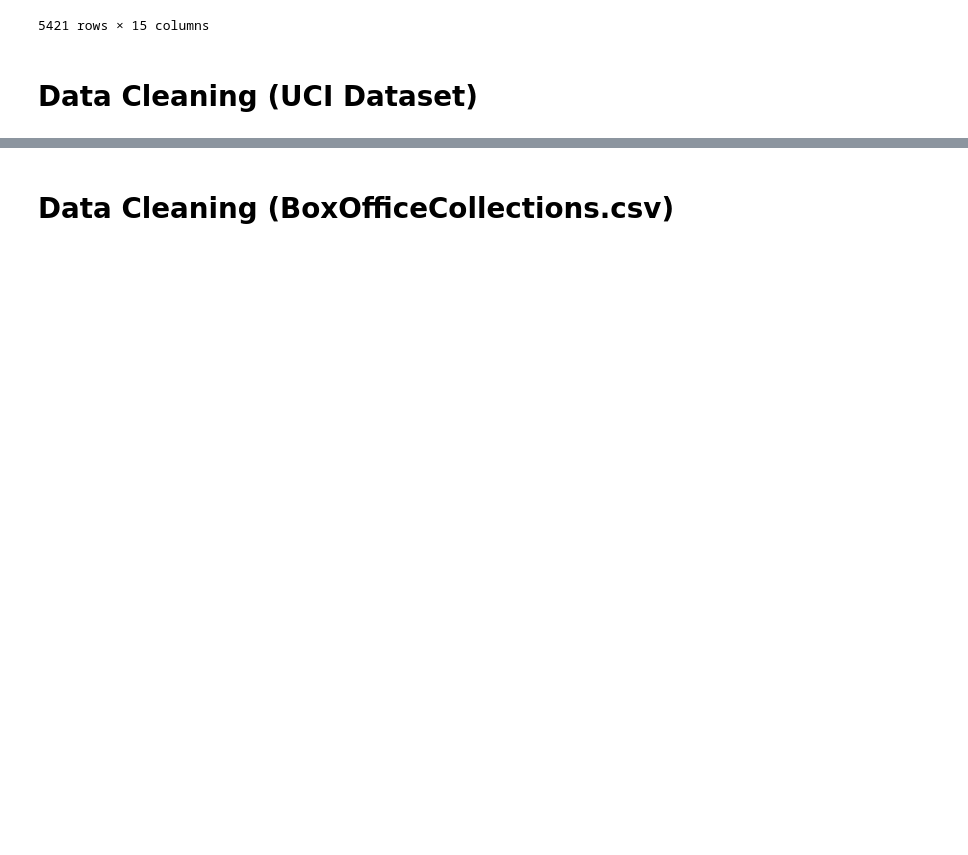
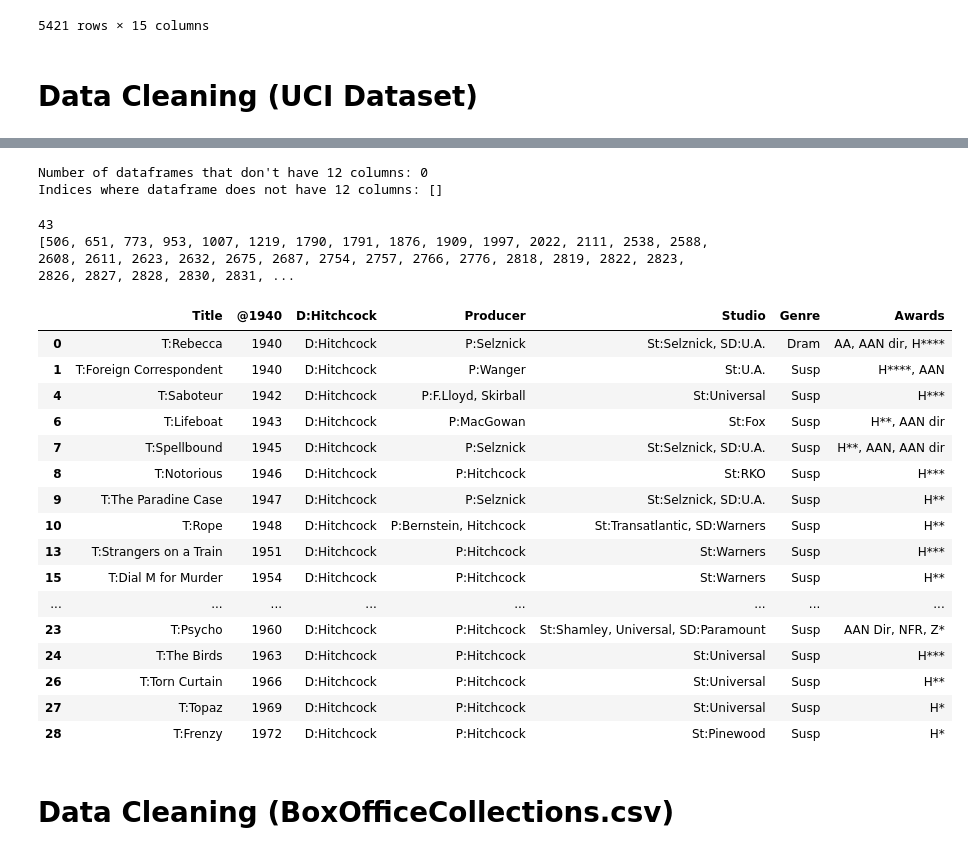
Before and after one commit to rpaquia/Machine-Learning-Project, a Jupyter notebook: Init_Cleaning.ipynb, the cells around one changed output, grey strips where cells are left out. Cells and saved outputs as stored; diff of their text form; code cells hidden in the pictures; blank space fills up the shorter version.

Commit message:
Created initial version of cleaned UCI Dataset

```diff
--- a/Init_Cleaning.ipynb
+++ b/Init_Cleaning.ipynb
@@ -166,0 +186,54 @@ combined
+# %%
+# Assuming dfs is your list of dataframes and indices is a list of indices you want to pop
+popped_dfs = pop_multiple_indices(MAIN_df, indices)
+
+counter2 = 0
+indices2 = []
+for i in range(len(MAIN_df)):
+    num_columns = MAIN_df[i].shape[1]
+    #print("Number of columns at index " + str(i) + ":", num_columns)
+    if ((num_columns < 12) or (num_columns == 13)):
+        #print("Pop at index " + str(i))
+        counter2 = counter2 + 1
+        indices2.append(i)
+
+# Check that all dataframes have 12 columns
+print("Number of dataframes that don't have 12 columns: " + str(counter2))
+print("Indices where dataframe does not have 12 columns:", indices2)
+# %% [output]
+Number of dataframes that don't have 12 columns: 0
+Indices where dataframe does not have 12 columns: []
+# %%
+# Drop useless columns
+for i in range(len(MAIN_df)):
+    # Drop unneeded columns
+    MAIN_df[i] = MAIN_df[i].drop(MAIN_df[i].columns[[0, 6, 9, 10, 11]], axis=1)
+    #print('Dataframe ' + str(i) + ' is good')
+
+# print(MAIN_df[0].columns)
+# print(MAIN_df[567].columns)
+# %%
+# Remove NaNs
+clean_dfs = []
+for i in range(len(MAIN_df)):
+    clean_df = MAIN_df[i].dropna()  # Drop rows containing NaN values
+    clean_dfs.append(clean_df)
+
+MAIN_df = clean_dfs
+# %%
+# Checking for out of place column names
+counter3 = 0
+indices3 = []
+for i in range(len(MAIN_df)):
+    if ((MAIN_df[i].columns[0] == 1) or (MAIN_df[i].columns[0] == 'Unnamed: 1')):
+        counter3 = counter3 + 1
+        indices3.append(i)
+
+print(counter3)
+print(indices3)
+
+# Removing out of place column names
+popped_dfs2 = pop_multiple_indices(MAIN_df, indices3)
+# %% [output]
+43
+[506, 651, 773, 953, 1007, 1219, 1790, 1791, 1876, 1909, 1997, 2022, 2111, 2538, 2588, 2608, 2611, 2623, 2632, 2675, 2687, 2754, 2757, 2766, 2776, 2818, 2819, 2822, 2823, 2826, 2827, 2828, 2830, 2831, ...
@@ -167,3 +254,23 @@ combined
+# %%
+MAIN_df[0]
+# %% [output]
+|  | Title | @1940 | D:Hitchcock | Producer | Studio | Genre | Awards |
+| 0 | T:Rebecca | 1940 | D:Hitchcock | P:Selznick | St:Selznick, SD:U.A. | Dram | AA, AAN dir, H**** |
+| 1 | T:Foreign Correspondent | 1940 | D:Hitchcock | P:Wanger | St:U.A. | Susp | H****, AAN |
+| 4 | T:Saboteur | 1942 | D:Hitchcock | P:F.Lloyd, Skirball | St:Universal | Susp | H*** |
+| 6 | T:Lifeboat | 1943 | D:Hitchcock | P:MacGowan | St:Fox | Susp | H**, AAN dir |
+| 7 | T:Spellbound | 1945 | D:Hitchcock | P:Selznick | St:Selznick, SD:U.A. | Susp | H**, AAN, AAN dir |
+| 8 | T:Notorious | 1946 | D:Hitchcock | P:Hitchcock | St:RKO | Susp | H*** |
+| 9 | T:The Paradine Case | 1947 | D:Hitchcock | P:Selznick | St:Selznick, SD:U.A. | Susp | H** |
+| 10 | T:Rope | 1948 | D:Hitchcock | P:Bernstein, Hitchcock | St:Transatlantic, SD:Warners | Susp | H** |
+| 13 | T:Strangers on a Train | 1951 | D:Hitchcock | P:Hitchcock | St:Warners | Susp | H*** |
+| 15 | T:Dial M for Murder | 1954 | D:Hitchcock | P:Hitchcock | St:Warners | Susp | H** |
+| ... | ... | ... | ... | ... | ... | ... | ... |
+| 23 | T:Psycho | 1960 | D:Hitchcock | P:Hitchcock | St:Shamley, Universal, SD:Paramount | Susp | AAN Dir, NFR, Z* |
+| 24 | T:The Birds | 1963 | D:Hitchcock | P:Hitchcock | St:Universal | Susp | H*** |
+| 26 | T:Torn Curtain | 1966 | D:Hitchcock | P:Hitchcock | St:Universal | Susp | H** |
+| 27 | T:Topaz | 1969 | D:Hitchcock | P:Hitchcock | St:Universal | Susp | H* |
+| 28 | T:Frenzy | 1972 | D:Hitchcock | P:Hitchcock | St:Pinewood | Susp | H* |
 # %% [markdown]
 # Data Cleaning (BoxOfficeCollections.csv)
 # %%
```
Also changed, not shown: parts of 8 cells of this notebook.
